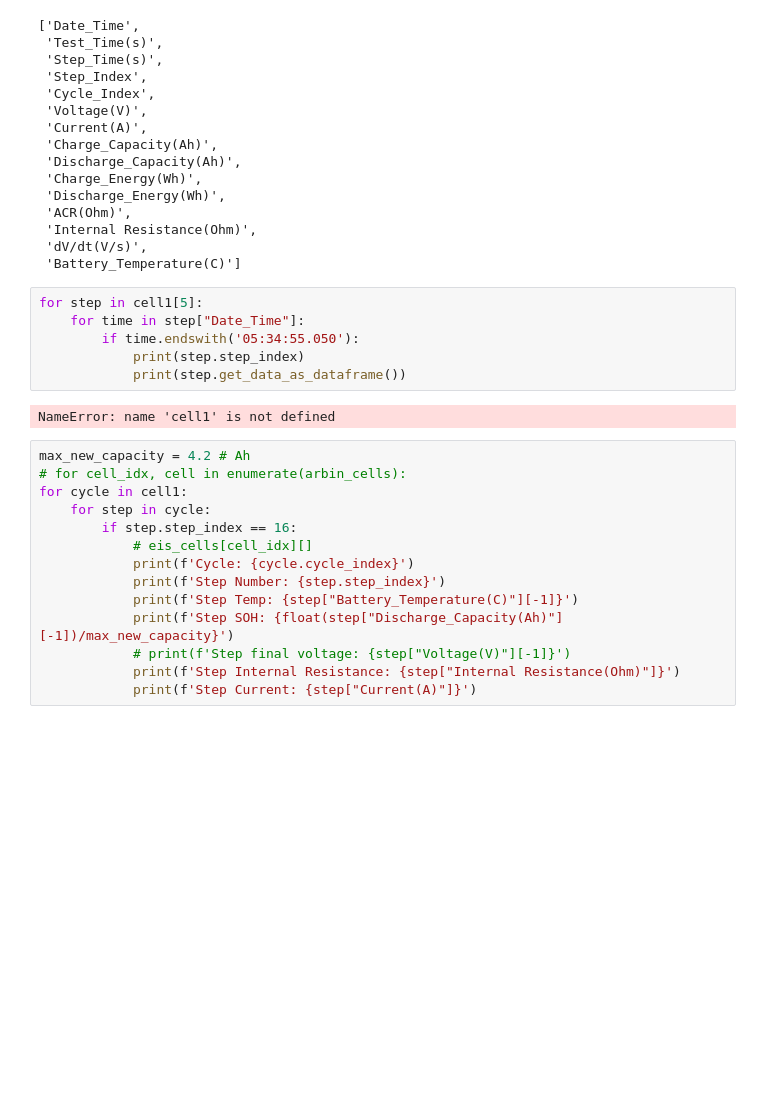
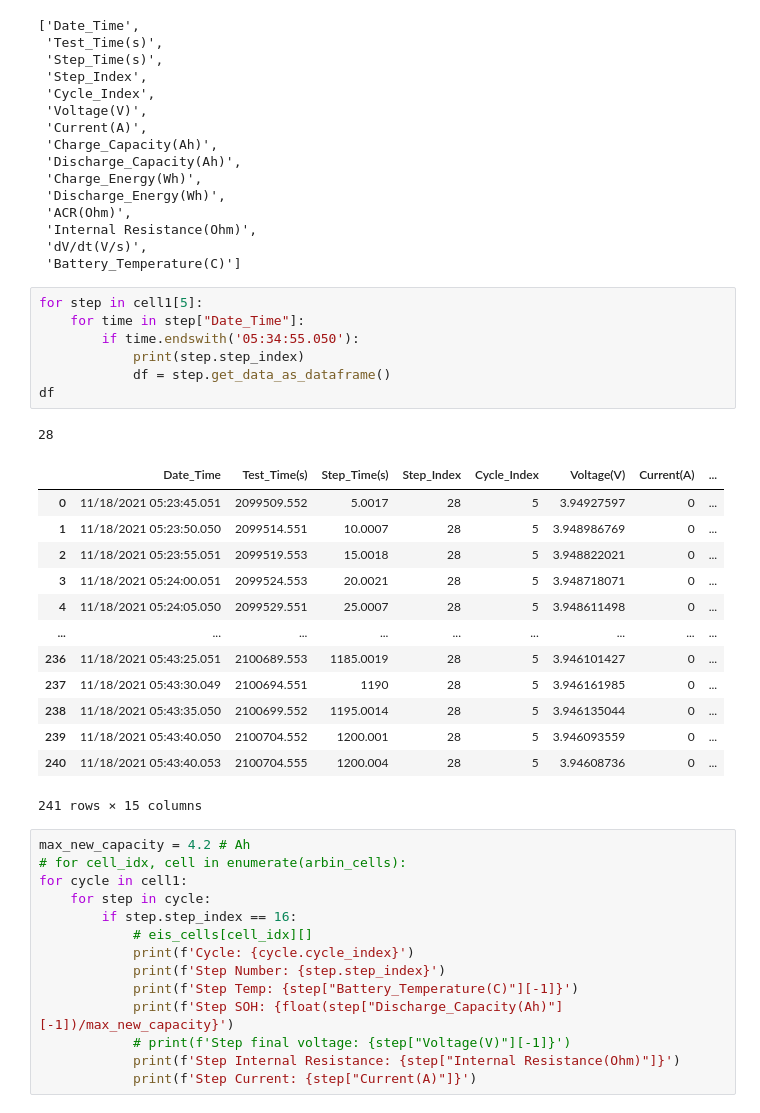
Before and after one commit to seanbuchanan-eng/battery_sizing_model, a Jupyter notebook: junk/test_eis.ipynb, the cells around one changed output. Drawn from its saved outputs; the diff is of its cells as text; blank space fills up the shorter version.

Commit message:
more data viewing

```diff
--- a/junk/test_eis.ipynb
+++ b/junk/test_eis.ipynb
@@ -165,11 +165,25 @@ cell1.headers
 # %%
 for step in cell1[5]:
     for time in step["Date_Time"]:
         if time.endswith('05:34:55.050'):
             print(step.step_index)
-            print(step.get_data_as_dataframe())
+            df = step.get_data_as_dataframe()
+df
 # %% [output]
-NameError: name 'cell1' is not defined
+28
+|  | Date_Time | Test_Time(s) | Step_Time(s) | Step_Index | Cycle_Index | Voltage(V) | Current(A) | ... |
+| 0 | 11/18/2021 05:23:45.051 | 2099509.552 | 5.0017 | 28 | 5 | 3.94927597 | 0 | ... |
+| 1 | 11/18/2021 05:23:50.050 | 2099514.551 | 10.0007 | 28 | 5 | 3.948986769 | 0 | ... |
+| 2 | 11/18/2021 05:23:55.051 | 2099519.553 | 15.0018 | 28 | 5 | 3.948822021 | 0 | ... |
+| 3 | 11/18/2021 05:24:00.051 | 2099524.553 | 20.0021 | 28 | 5 | 3.948718071 | 0 | ... |
+| 4 | 11/18/2021 05:24:05.050 | 2099529.551 | 25.0007 | 28 | 5 | 3.948611498 | 0 | ... |
+| ... | ... | ... | ... | ... | ... | ... | ... | ... |
+| 236 | 11/18/2021 05:43:25.051 | 2100689.553 | 1185.0019 | 28 | 5 | 3.946101427 | 0 | ... |
+| 237 | 11/18/2021 05:43:30.049 | 2100694.551 | 1190 | 28 | 5 | 3.946161985 | 0 | ... |
+| 238 | 11/18/2021 05:43:35.050 | 2100699.552 | 1195.0014 | 28 | 5 | 3.946135044 | 0 | ... |
+| 239 | 11/18/2021 05:43:40.050 | 2100704.552 | 1200.001 | 28 | 5 | 3.946093559 | 0 | ... |
+| 240 | 11/18/2021 05:43:40.053 | 2100704.555 | 1200.004 | 28 | 5 | 3.94608736 | 0 | ... |
+241 rows × 15 columns
 # %%
 max_new_capacity = 4.2 # Ah
 # for cell_idx, cell in enumerate(arbin_cells):
```
Also changed, not shown: 1 other file.
